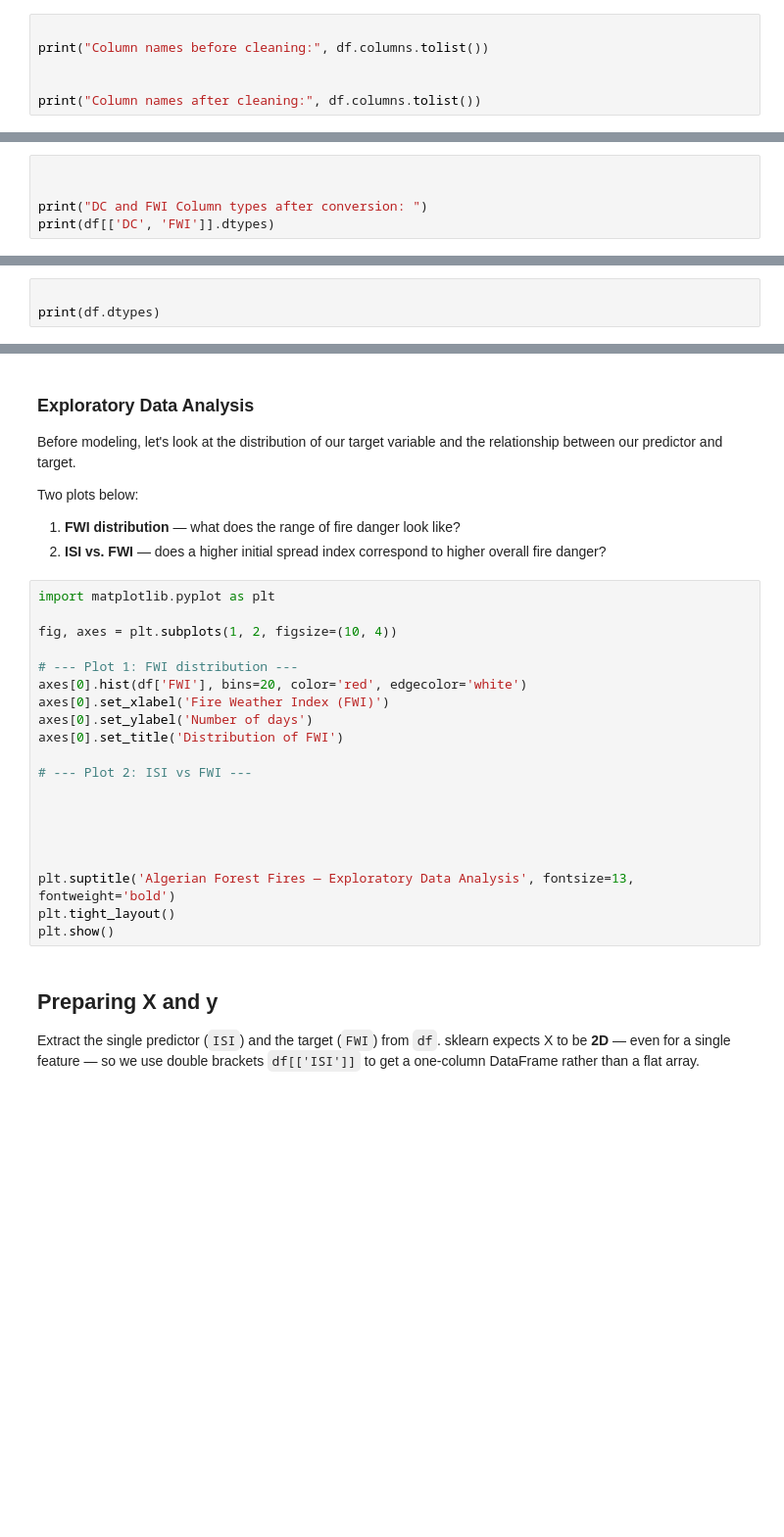
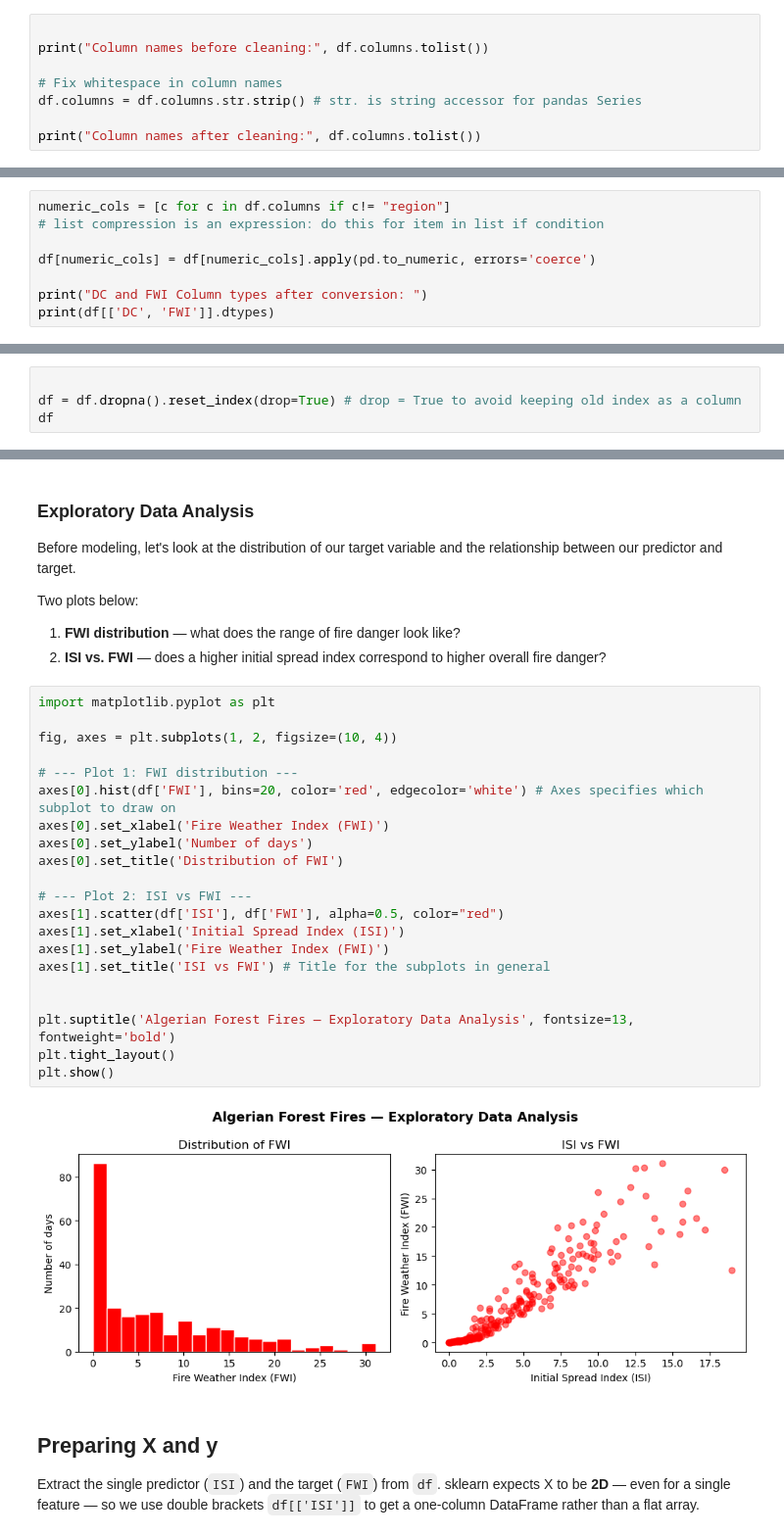
Before and after one commit to kaimorquecho/eds232-labs, a Jupyter notebook: lab1.ipynb, the cells around one changed output, grey strips where cells are left out. Shown at 98% size. Drawn from its saved outputs; the diff is of its cells as text; blank space fills up the shorter version.

```diff
--- a/lab1.ipynb
+++ b/lab1.ipynb
@@ -264,5 +295,7 @@ This dataset has two main messy features we need to update before we can build o
 
 print("Column names before cleaning:", df.columns.tolist())
 
+# Fix whitespace in column names
+df.columns = df.columns.str.strip() # str. is string accessor for pandas Series
 
 print("Column names after cleaning:", df.columns.tolist())
@@ -277,5 +318,8 @@ print(df[['DC', 'FWI']].dtypes)
 # %%
+numeric_cols = [c for c in df.columns if c!= "region"]
+# list compression is an expression: do this for item in list if condition
 
+df[numeric_cols] = df[numeric_cols].apply(pd.to_numeric, errors='coerce')
 
 print("DC and FWI Column types after conversion: ")
 print(df[['DC', 'FWI']].dtypes)
@@ -285,4 +339,5 @@ print(df[['DC', 'FWI']].dtypes)
 Any row with a `NaN` is unusable for modeling. Dropping them removes the one corrupted row identified above.
 # %%
 
-print(df.dtypes)
+df = df.dropna().reset_index(drop=True) # drop = True to avoid keeping old index as a column
+df
@@ -298,23 +367,26 @@ Two plots below:
 # %%
 import matplotlib.pyplot as plt
 
 fig, axes = plt.subplots(1, 2, figsize=(10, 4))
 
 # --- Plot 1: FWI distribution ---
-axes[0].hist(df['FWI'], bins=20, color='red', edgecolor='white')
+axes[0].hist(df['FWI'], bins=20, color='red', edgecolor='white') # Axes specifies which subplot to draw on
 axes[0].set_xlabel('Fire Weather Index (FWI)')
 axes[0].set_ylabel('Number of days')
 axes[0].set_title('Distribution of FWI')
 
 # --- Plot 2: ISI vs FWI ---
-
-
-
+axes[1].scatter(df['ISI'], df['FWI'], alpha=0.5, color="red")
+axes[1].set_xlabel('Initial Spread Index (ISI)')
+axes[1].set_ylabel('Fire Weather Index (FWI)')
+axes[1].set_title('ISI vs FWI') # Title for the subplots in general
 
 
 plt.suptitle('Algerian Forest Fires — Exploratory Data Analysis', fontsize=13, fontweight='bold')
 plt.tight_layout()
 plt.show()
+# %% [output]
+[figure, added]
 # %% [markdown]
 
 ## Preparing X and y
```
Also changed, not shown: parts of 12 cells of this notebook.
